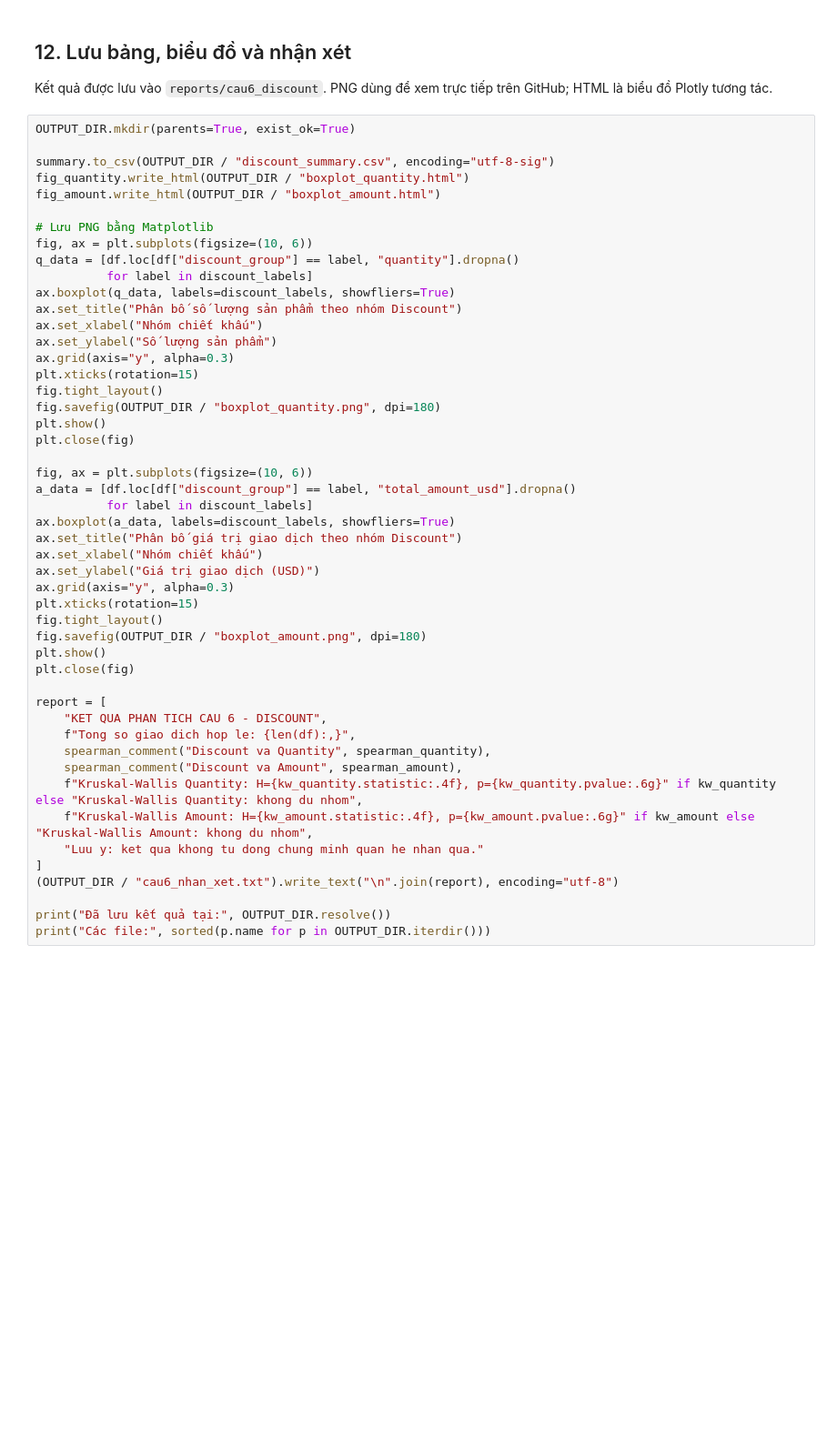
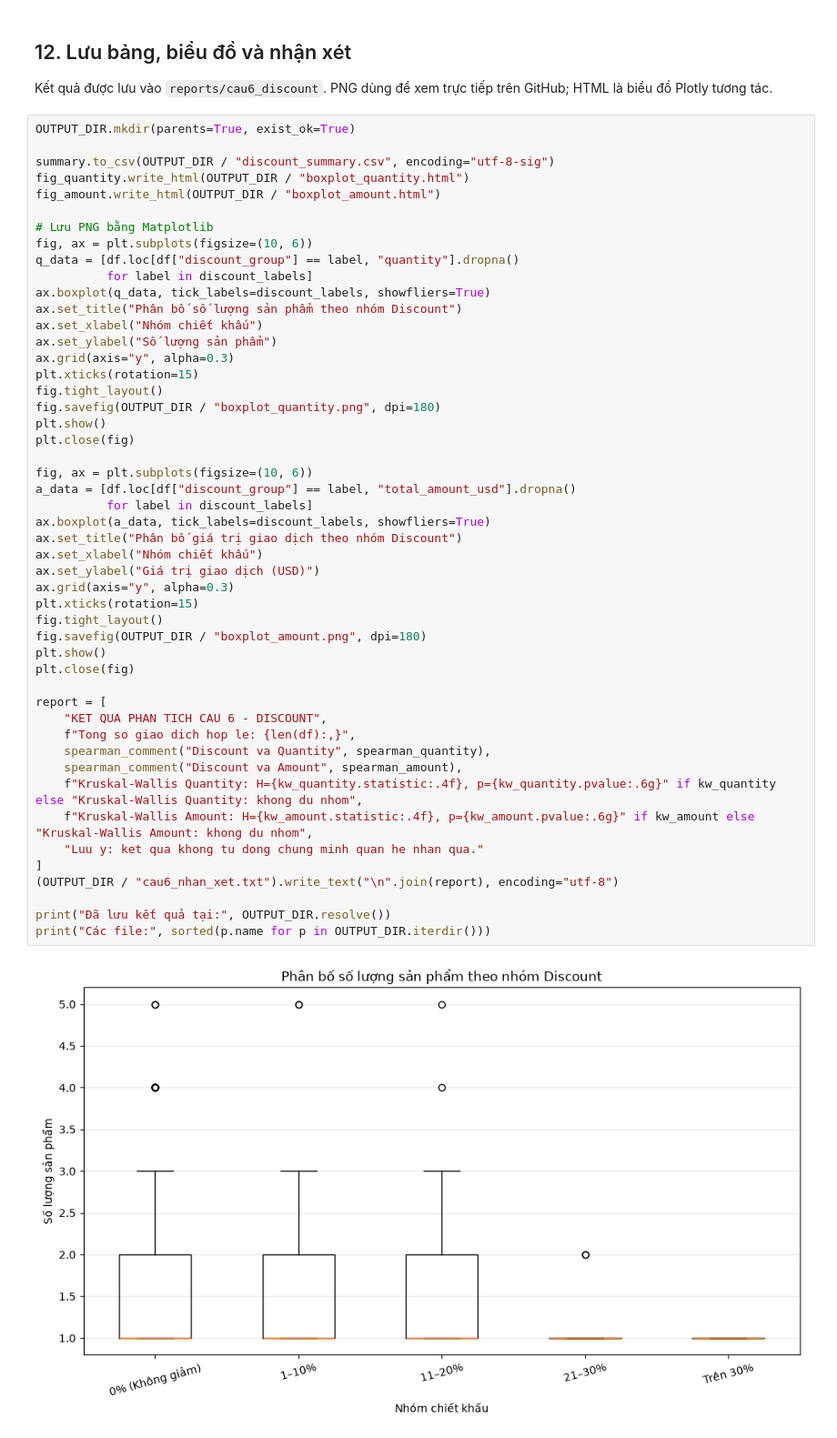
Before and after one commit to phamngocuyenhi-svg/Ecommerce_analysis, a Jupyter notebook: Cau6_Discount_Analysis.ipynb, the cells around one changed output. Shown at 91% size. Drawn from its saved outputs; the diff is of its cells as text; blank space fills up the shorter version.

Commit message:
Fix discount analysis plots and outputs

```diff
--- a/Cau6_Discount_Analysis.ipynb
+++ b/Cau6_Discount_Analysis.ipynb
@@ -314,7 +336,7 @@ fig_amount.write_html(OUTPUT_DIR / "boxplot_amount.html")
 fig, ax = plt.subplots(figsize=(10, 6))
 q_data = [df.loc[df["discount_group"] == label, "quantity"].dropna()
           for label in discount_labels]
-ax.boxplot(q_data, labels=discount_labels, showfliers=True)
+ax.boxplot(q_data, tick_labels=discount_labels, showfliers=True)
 ax.set_title("Phân bố số lượng sản phẩm theo nhóm Discount")
 ax.set_xlabel("Nhóm chiết khấu")
 ax.set_ylabel("Số lượng sản phẩm")
@@ -324,31 +346,33 @@ fig.tight_layout()
 fig.savefig(OUTPUT_DIR / "boxplot_quantity.png", dpi=180)
 plt.show()
 plt.close(fig)
 
 fig, ax = plt.subplots(figsize=(10, 6))
 a_data = [df.loc[df["discount_group"] == label, "total_amount_usd"].dropna()
           for label in discount_labels]
-ax.boxplot(a_data, labels=discount_labels, showfliers=True)
+ax.boxplot(a_data, tick_labels=discount_labels, showfliers=True)
 ax.set_title("Phân bố giá trị giao dịch theo nhóm Discount")
 ax.set_xlabel("Nhóm chiết khấu")
 ax.set_ylabel("Giá trị giao dịch (USD)")
 ax.grid(axis="y", alpha=0.3)
 plt.xticks(rotation=15)
 fig.tight_layout()
 fig.savefig(OUTPUT_DIR / "boxplot_amount.png", dpi=180)
 plt.show()
 plt.close(fig)
 
 report = [
     "KET QUA PHAN TICH CAU 6 - DISCOUNT",
     f"Tong so giao dich hop le: {len(df):,}",
     spearman_comment("Discount va Quantity", spearman_quantity),
     spearman_comment("Discount va Amount", spearman_amount),
     f"Kruskal-Wallis Quantity: H={kw_quantity.statistic:.4f}, p={kw_quantity.pvalue:.6g}" if kw_quantity else "Kruskal-Wallis Quantity: khong du nhom",
     f"Kruskal-Wallis Amount: H={kw_amount.statistic:.4f}, p={kw_amount.pvalue:.6g}" if kw_amount else "Kruskal-Wallis Amount: khong du nhom",
     "Luu y: ket qua khong tu dong chung minh quan he nhan qua."
 ]
 (OUTPUT_DIR / "cau6_nhan_xet.txt").write_text("\n".join(report), encoding="utf-8")
 
 print("Đã lưu kết quả tại:", OUTPUT_DIR.resolve())
 print("Các file:", sorted(p.name for p in OUTPUT_DIR.iterdir()))
+# %% [output]
+[figure, added]
```
Also changed, not shown: parts of 5 cells of this notebook, 6 other files.
